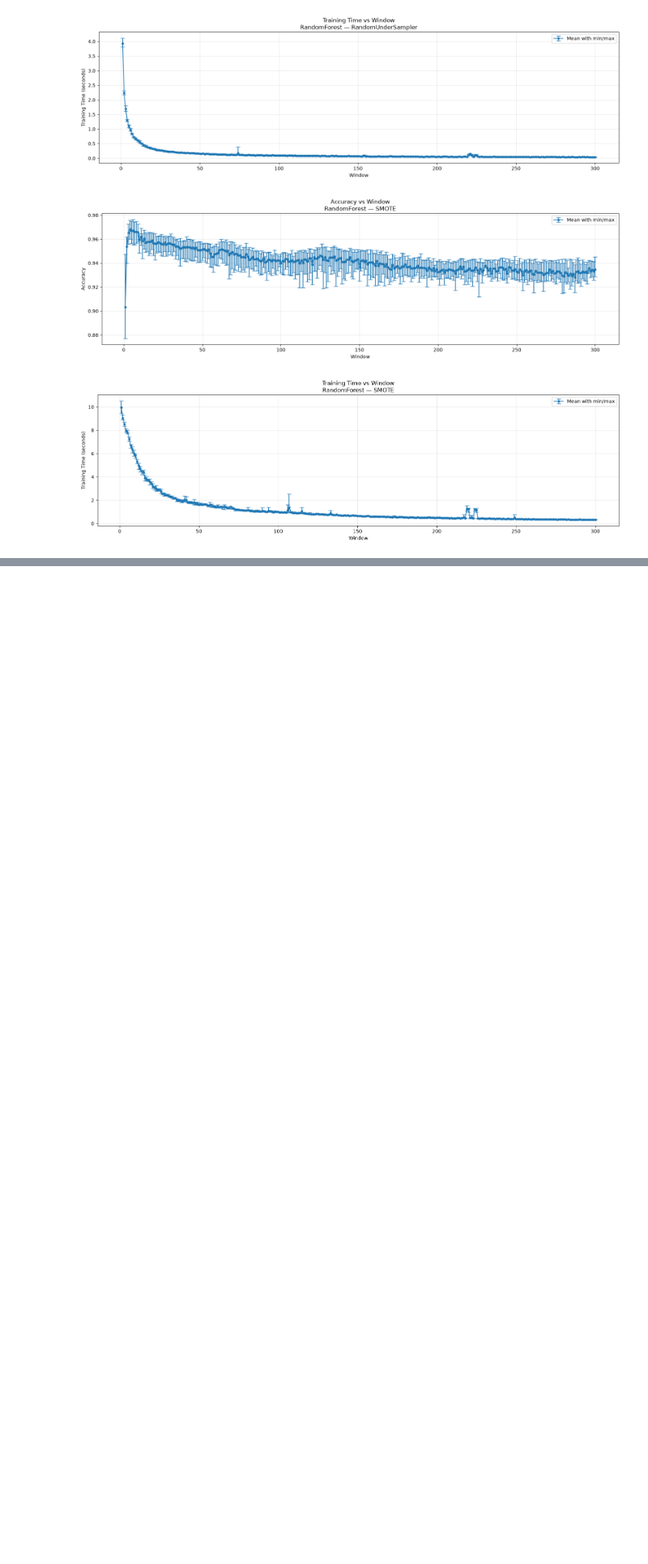
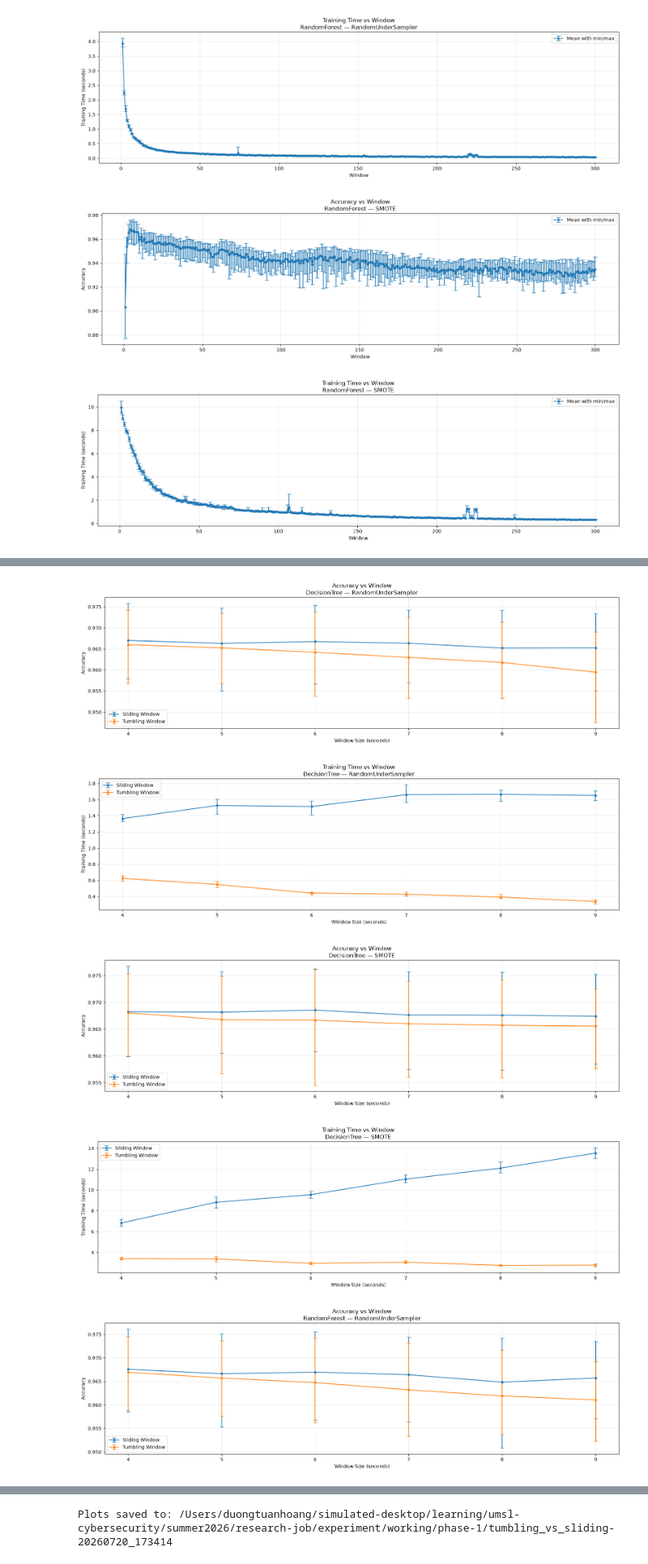
Before and after one commit to dtuan2604/NetSysResearch, a Jupyter notebook: experiment/working/phase-1/notebook.ipynb, the cells around one changed output, grey strips where cells are left out. Shown at 81% size. Drawn from its saved outputs; the diff is of its cells as text; code cells hidden in the pictures; blank space fills up the shorter version.

```diff
--- a/experiment/working/phase-1/notebook.ipynb
+++ b/experiment/working/phase-1/notebook.ipynb
@@ -355,0 +869,35 @@ plot_results(combined_df, output_dir="performance-plot")
+# %%
+tumbling_metric_copy = deepcopy(fixed_window_metrics)
+tumbling_df = pd.concat(
+    [
+        df.assign(window=window)
+        for window, df in tumbling_metric_copy.items()
+    ],
+    ignore_index=True,
+)
+timestamp = datetime.now().strftime("%Y%m%d_%H%M%S")
+filename = f"optimal_tumbling_window_{timestamp}.csv"
+
+tumbling_df.to_csv(filename, index=False)
+# %%
+
+sliding_metric_copy = deepcopy(sliding_window_metrics)
+sliding_df = pd.concat(
+    [
+        df.assign(window=window)
+        for window, df in sliding_metric_copy.items()
+    ],
+    ignore_index=True,
+)
+timestamp = datetime.now().strftime("%Y%m%d_%H%M%S")
+filename = f"optimal_sliding_window_{timestamp}.csv"
+
+sliding_df.to_csv(filename, index=False)
+# %%
+plot_diff_window_results(tumbling_df, sliding_df, output_dir="tumbling_vs_sliding")
+# %% [output]
+[figure, added]
+[figure, added]
+[figure, added]
+[figure, added]
+[figure, added]
@@ -355,0 +907 @@ plot_results(combined_df, output_dir="performance-plot")
+Plots saved to: /Users/duongtuanhoang/simulated-desktop/learning/umsl-cybersecurity/summer2026/research-job/experiment/working/phase-1/tumbling_vs_sliding-20260720_173414
```
Also changed, not shown: parts of 17 cells of this notebook, 11 other files.
